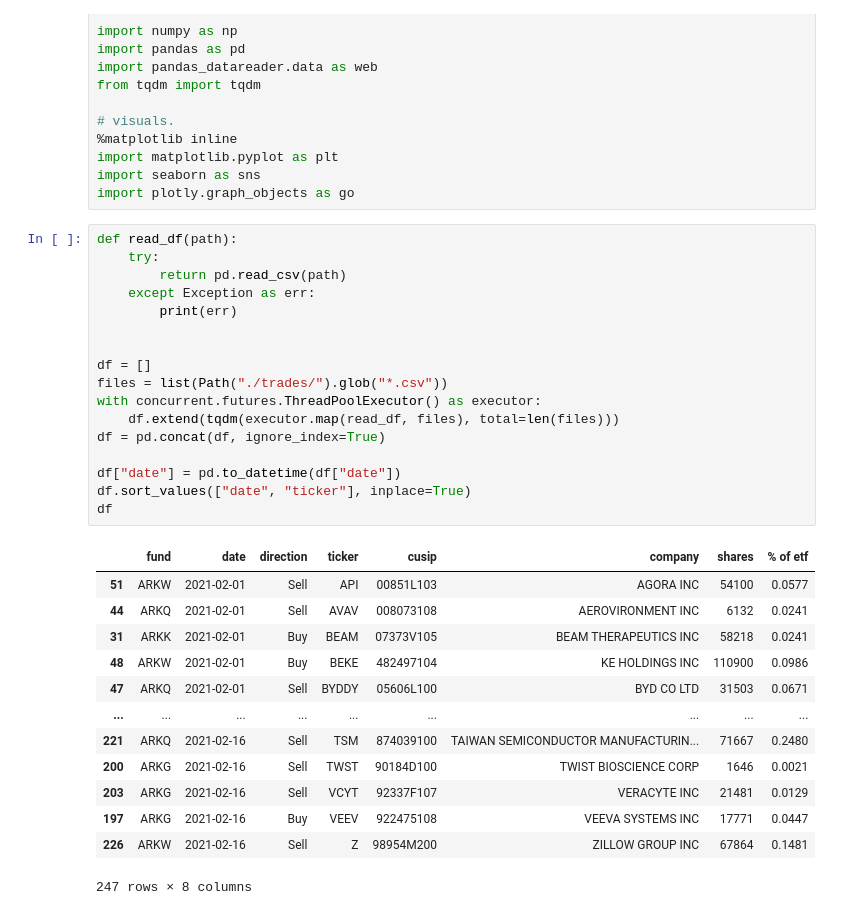
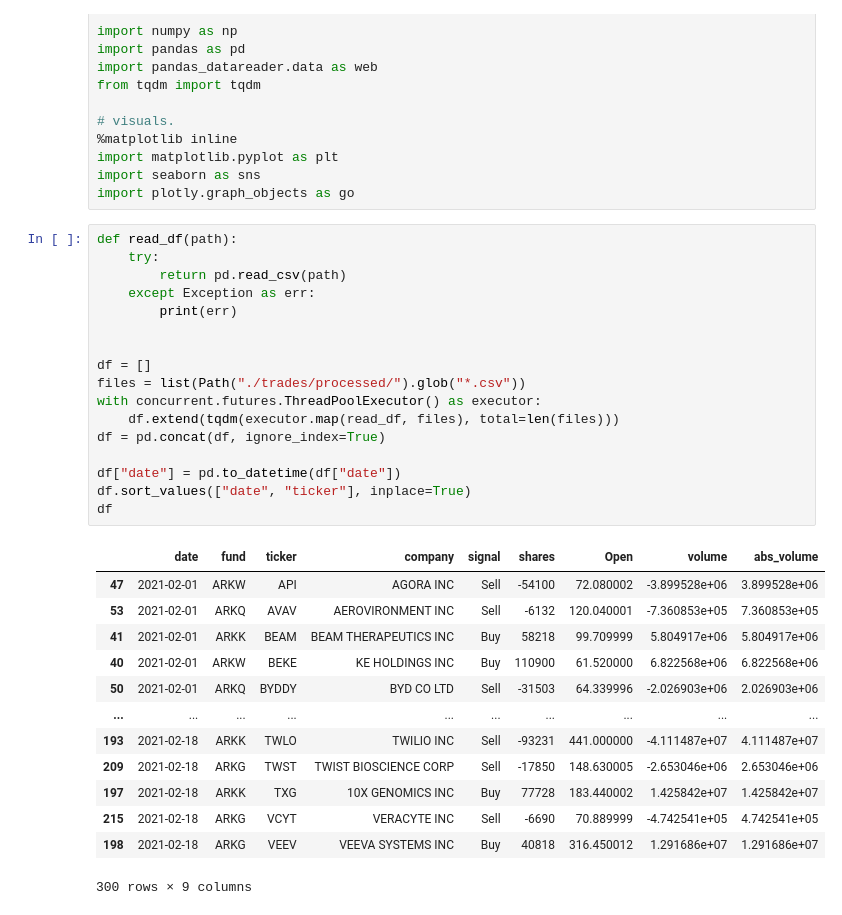
Before and after one commit to rezan21/ark-invest, a Jupyter notebook: 04_historical_trades.ipynb, the cells around one changed output. Cells and saved outputs as stored; diff of their text form.

```diff
--- a/04_historical_trades.ipynb
+++ b/04_historical_trades.ipynb
@@ -16,31 +16,31 @@ import plotly.graph_objects as go
 # %%
 def read_df(path):
     try:
         return pd.read_csv(path)
     except Exception as err:
         print(err)
 
 
 df = []
-files = list(Path("./trades/").glob("*.csv"))
+files = list(Path("./trades/processed/").glob("*.csv"))
 with concurrent.futures.ThreadPoolExecutor() as executor:
     df.extend(tqdm(executor.map(read_df, files), total=len(files)))
 df = pd.concat(df, ignore_index=True)
 
 df["date"] = pd.to_datetime(df["date"])
 df.sort_values(["date", "ticker"], inplace=True)
 df
 # %% [output]
-|  | fund | date | direction | ticker | cusip | company | shares | % of etf |
-| 51 | ARKW | 2021-02-01 | Sell | API | 00851L103 | AGORA INC | 54100 | 0.0577 |
-| 44 | ARKQ | 2021-02-01 | Sell | AVAV | 008073108 | AEROVIRONMENT INC | 6132 | 0.0241 |
-| 31 | ARKK | 2021-02-01 | Buy | BEAM | 07373V105 | BEAM THERAPEUTICS INC | 58218 | 0.0241 |
-| 48 | ARKW | 2021-02-01 | Buy | BEKE | 482497104 | KE HOLDINGS INC | 110900 | 0.0986 |
-| 47 | ARKQ | 2021-02-01 | Sell | BYDDY | 05606L100 | BYD CO LTD | 31503 | 0.0671 |
-| ... | ... | ... | ... | ... | ... | ... | ... | ... |
-| 221 | ARKQ | 2021-02-16 | Sell | TSM | 874039100 | TAIWAN SEMICONDUCTOR MANUFACTURIN... | 71667 | 0.2480 |
-| 200 | ARKG | 2021-02-16 | Sell | TWST | 90184D100 | TWIST BIOSCIENCE CORP | 1646 | 0.0021 |
-| 203 | ARKG | 2021-02-16 | Sell | VCYT | 92337F107 | VERACYTE INC | 21481 | 0.0129 |
-| 197 | ARKG | 2021-02-16 | Buy | VEEV | 922475108 | VEEVA SYSTEMS INC | 17771 | 0.0447 |
-| 226 | ARKW | 2021-02-16 | Sell | Z | 98954M200 | ZILLOW GROUP INC | 67864 | 0.1481 |
+|  | date | fund | ticker | company | signal | shares | Open | volume | abs_volume |
+| 47 | 2021-02-01 | ARKW | API | AGORA INC | Sell | -54100 | 72.080002 | -3.899528e+06 | 3.899528e+06 |
+| 53 | 2021-02-01 | ARKQ | AVAV | AEROVIRONMENT INC | Sell | -6132 | 120.040001 | -7.360853e+05 | 7.360853e+05 |
+| 41 | 2021-02-01 | ARKK | BEAM | BEAM THERAPEUTICS INC | Buy | 58218 | 99.709999 | 5.804917e+06 | 5.804917e+06 |
+| 40 | 2021-02-01 | ARKW | BEKE | KE HOLDINGS INC | Buy | 110900 | 61.520000 | 6.822568e+06 | 6.822568e+06 |
+| 50 | 2021-02-01 | ARKQ | BYDDY | BYD CO LTD | Sell | -31503 | 64.339996 | -2.026903e+06 | 2.026903e+06 |
+| ... | ... | ... | ... | ... | ... | ... | ... | ... | ... |
+| 193 | 2021-02-18 | ARKK | TWLO | TWILIO INC | Sell | -93231 | 441.000000 | -4.111487e+07 | 4.111487e+07 |
+| 209 | 2021-02-18 | ARKG | TWST | TWIST BIOSCIENCE CORP | Sell | -17850 | 148.630005 | -2.653046e+06 | 2.653046e+06 |
+| 197 | 2021-02-18 | ARKK | TXG | 10X GENOMICS INC | Buy | 77728 | 183.440002 | 1.425842e+07 | 1.425842e+07 |
+| 215 | 2021-02-18 | ARKG | VCYT | VERACYTE INC | Sell | -6690 | 70.889999 | -4.742541e+05 | 4.742541e+05 |
+| 198 | 2021-02-18 | ARKG | VEEV | VEEVA SYSTEMS INC | Buy | 40818 | 316.450012 | 1.291686e+07 | 1.291686e+07 |
-247 rows × 8 columns
+300 rows × 9 columns
```
Also changed, not shown: parts of 6 cells of this notebook, 5 other files.
